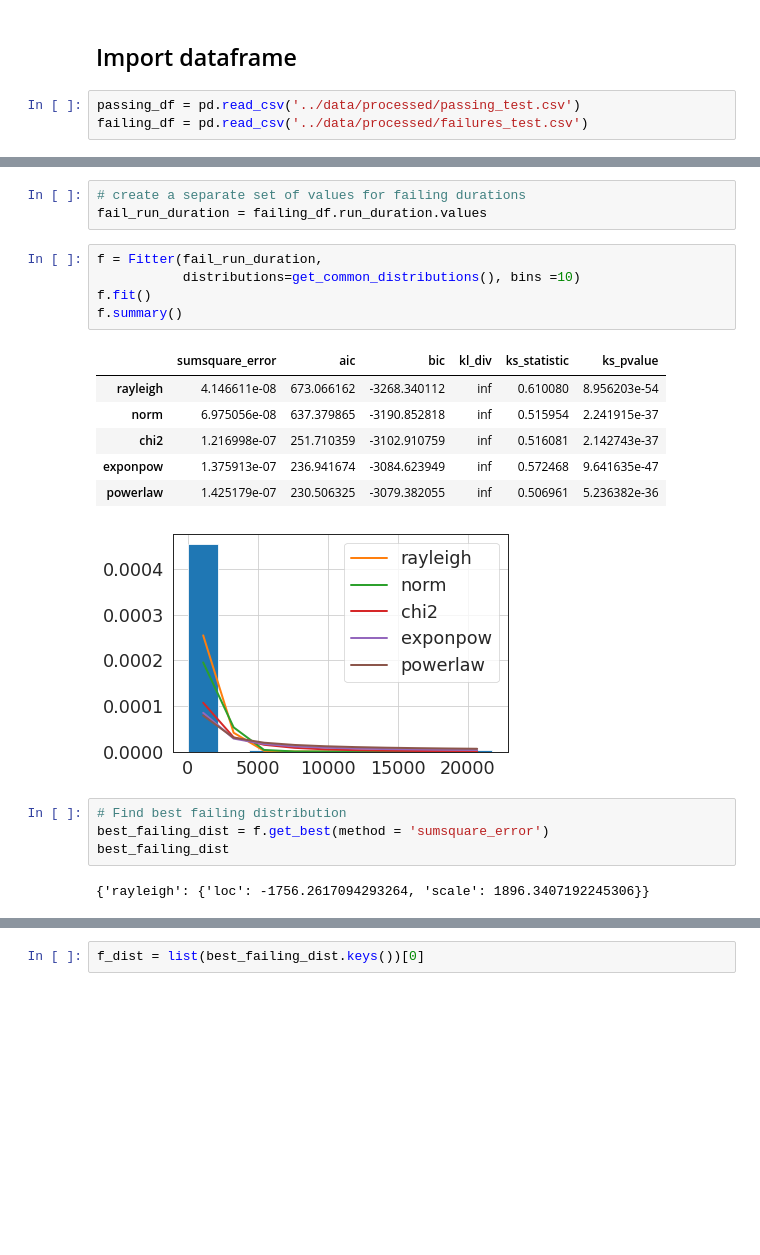
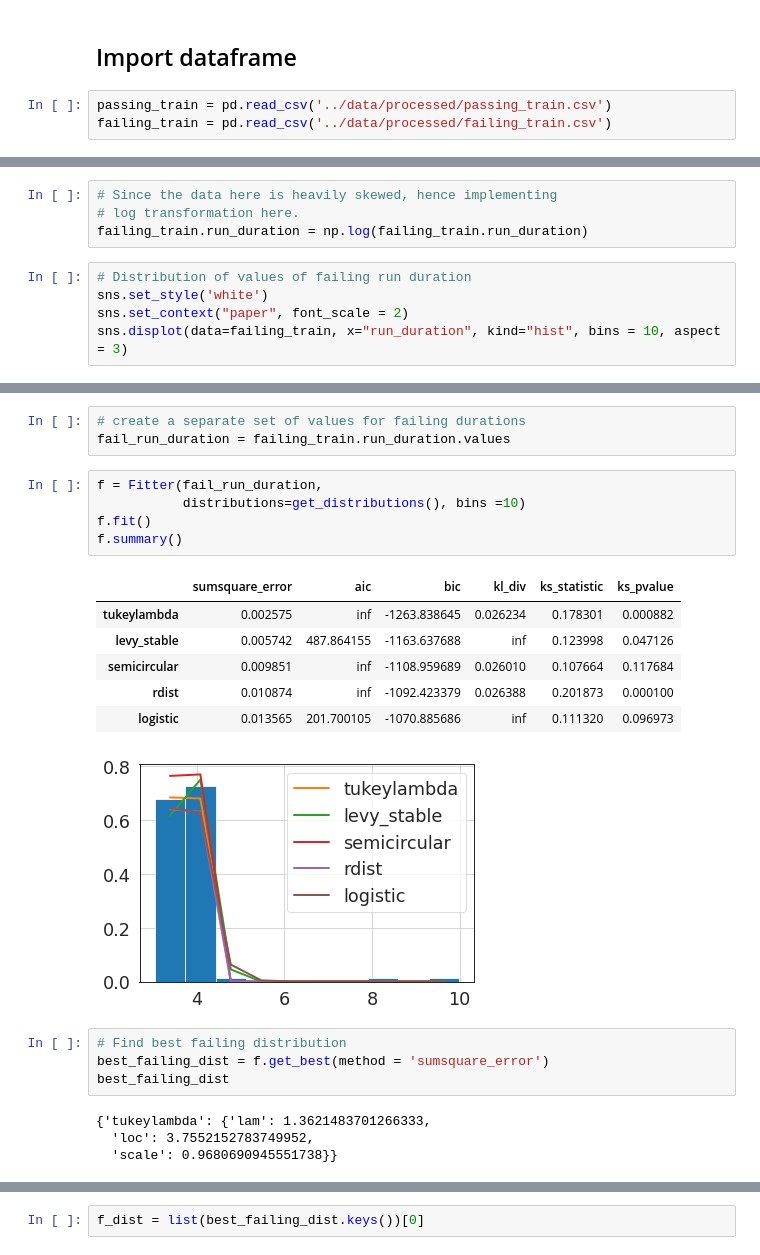
Before and after one commit to redhat-et/optimal-stopping-point-tool, a Jupyter notebook: notebooks/test_distributions.ipynb, the cells around one changed output, grey strips where cells are left out. Saved outputs shown, nothing was run; the diff lists cells and outputs as text; blank space fills up the shorter version.

```diff
--- a/notebooks/test_distributions.ipynb
+++ b/notebooks/test_distributions.ipynb
@@ -18,6 +18,6 @@ from fitter import Fitter, get_common_distributions, get_distributions
 # %% [markdown]
 ## Import dataframe
 # %%
-passing_df = pd.read_csv('../data/processed/passing_test.csv')
-failing_df = pd.read_csv('../data/processed/failures_test.csv')
+passing_train = pd.read_csv('../data/processed/passing_train.csv')
+failing_train = pd.read_csv('../data/processed/failing_train.csv')
 # %%
@@ -48,0 +49,9 @@ sns.displot(data=failing_df, x="run_duration", kind="hist", bins = 10, aspect =
+# %%
+# Since the data here is heavily skewed, hence implementing
+# log transformation here.
+failing_train.run_duration = np.log(failing_train.run_duration)
+# %%
+# Distribution of values of failing run duration
+sns.set_style('white')
+sns.set_context("paper", font_scale = 2)
+sns.displot(data=failing_train, x="run_duration", kind="hist", bins = 10, aspect = 3)
@@ -49,25 +61,27 @@ sns.displot(data=failing_df, x="run_duration", kind="hist", bins = 10, aspect =
 # %%
 # create a separate set of values for failing durations
-fail_run_duration = failing_df.run_duration.values
+fail_run_duration = failing_train.run_duration.values
 # %%
 f = Fitter(fail_run_duration,
-           distributions=get_common_distributions(), bins =10)
+           distributions=get_distributions(), bins =10)
 f.fit()
 f.summary()
 # %% [output]
 |  | sumsquare_error | aic | bic | kl_div | ks_statistic | ks_pvalue |
-| rayleigh | 4.146611e-08 | 673.066162 | -3268.340112 | inf | 0.610080 | 8.956203e-54 |
-| norm | 6.975056e-08 | 637.379865 | -3190.852818 | inf | 0.515954 | 2.241915e-37 |
-| chi2 | 1.216998e-07 | 251.710359 | -3102.910759 | inf | 0.516081 | 2.142743e-37 |
-| exponpow | 1.375913e-07 | 236.941674 | -3084.623949 | inf | 0.572468 | 9.641635e-47 |
-| powerlaw | 1.425179e-07 | 230.506325 | -3079.382055 | inf | 0.506961 | 5.236382e-36 |
+| tukeylambda | 0.002575 | inf | -1263.838645 | 0.026234 | 0.178301 | 0.000882 |
+| levy_stable | 0.005742 | 487.864155 | -1163.637688 | inf | 0.123998 | 0.047126 |
+| semicircular | 0.009851 | inf | -1108.959689 | 0.026010 | 0.107664 | 0.117684 |
+| rdist | 0.010874 | inf | -1092.423379 | 0.026388 | 0.201873 | 0.000100 |
+| logistic | 0.013565 | 201.700105 | -1070.885686 | inf | 0.111320 | 0.096973 |
-[figure, old version]
+[figure, new version]
 # %%
 # Find best failing distribution
 best_failing_dist = f.get_best(method = 'sumsquare_error')
 best_failing_dist
 # %% [output]
-{'rayleigh': {'loc': -1756.2617094293264, 'scale': 1896.3407192245306}}
+{'tukeylambda': {'lam': 1.3621483701266333,
+  'loc': 3.7552152783749952,
+  'scale': 0.9680690945551738}}
 # %%
 f = Fitter(fail_run_duration,
            distributions=best_failing_dist, bins =10)
```
Also changed, not shown: parts of 12 cells of this notebook, 1 other file.
